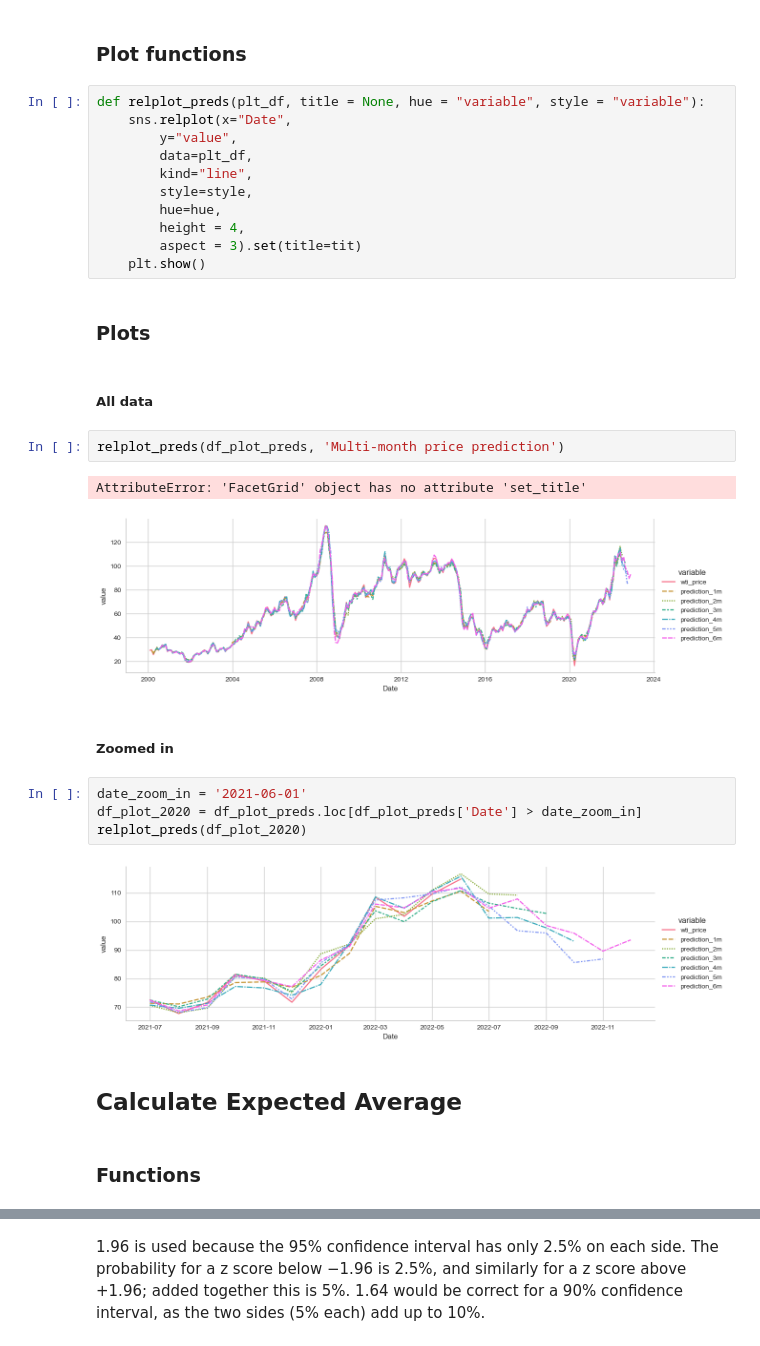
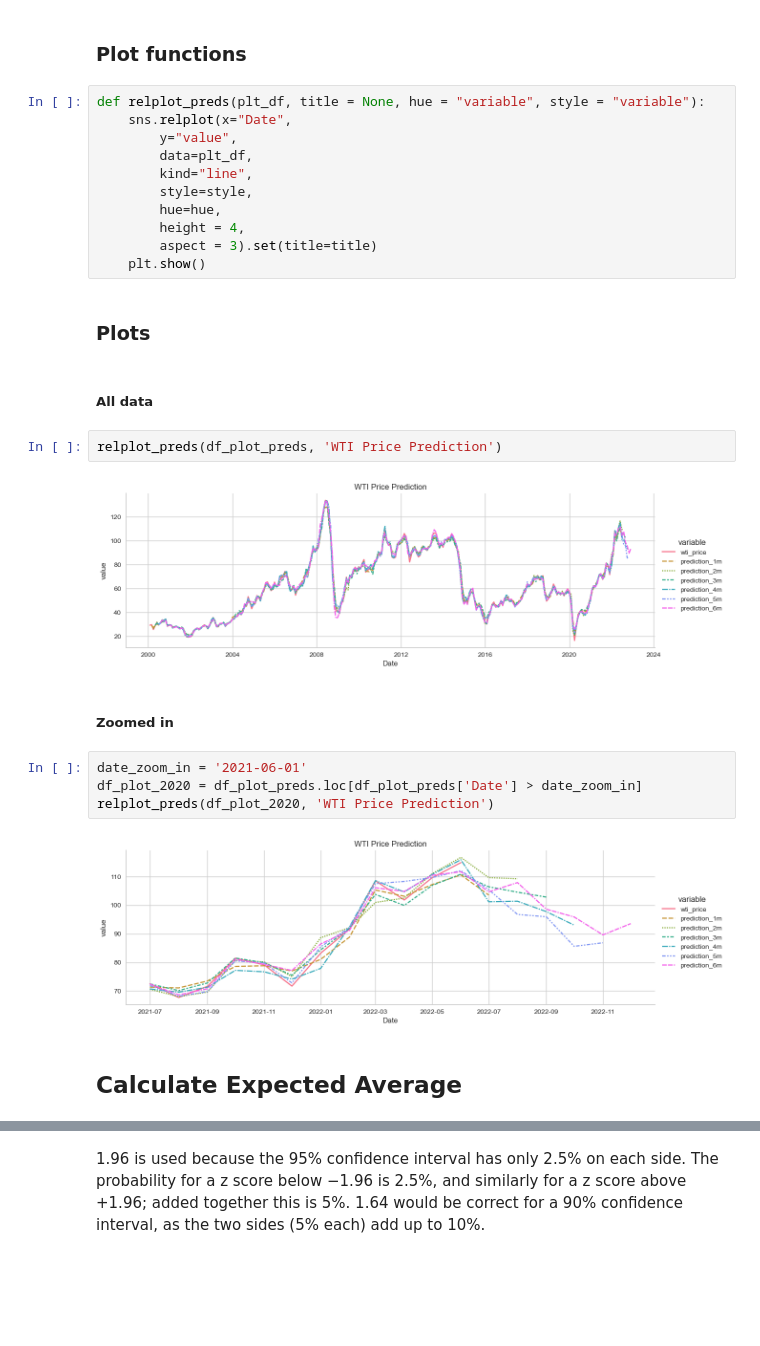
Before and after one commit to faridjn/WTI_Crude_Oil_Price_Prediction_Using_ML, a Jupyter notebook: notebooks/05_modeling.ipynb, the cells around one changed output, grey strips where cells are left out. Cells and saved outputs as stored; diff of their text form; blank space fills up the shorter version.

```diff
--- a/notebooks/05_modeling.ipynb
+++ b/notebooks/05_modeling.ipynb
@@ -524,35 +524,32 @@ df_plot_preds
 1925 rows × 3 columns
 # %% [markdown]
 ### Plot functions
-# %%
-def relplot_preds(plt_df, title = None, hue = "variable", style = "variable"):
-    sns.relplot(x="Date",
-        y="value",
-        data=plt_df,
-        kind="line",
-        style=style,
-        hue=hue,
-        height = 4,
-        aspect = 3).set(title=tit)
-    plt.show()
-# %% [markdown]
-### Plots
+# %%
+def relplot_preds(plt_df, title = None, hue = "variable", style = "variable"):
+    sns.relplot(x="Date",
+        y="value",
+        data=plt_df,
+        kind="line",
+        style=style,
+        hue=hue,
+        height = 4,
+        aspect = 3).set(title=title)
+    plt.show()
+# %% [markdown]
+### Plots
 # %% [markdown]
 ##### All data
 # %%
-relplot_preds(df_plot_preds, 'Multi-month price prediction')
+relplot_preds(df_plot_preds, 'WTI Price Prediction')
 # %% [output]
-AttributeError: 'FacetGrid' object has no attribute 'set_title'
-[figure, old version]
+[figure, new version]
 # %% [markdown]
 ##### Zoomed in
 # %%
 date_zoom_in = '2021-06-01'
 df_plot_2020 = df_plot_preds.loc[df_plot_preds['Date'] > date_zoom_in]
-relplot_preds(df_plot_2020)
+relplot_preds(df_plot_2020, 'WTI Price Prediction')
 # %% [output]
-[figure, old version]
+[figure, new version]
 # %% [markdown]
 ## Calculate Expected Average
-# %% [markdown]
-### Functions
```
Also changed, not shown: parts of 54 cells of this notebook, 1 other file.
